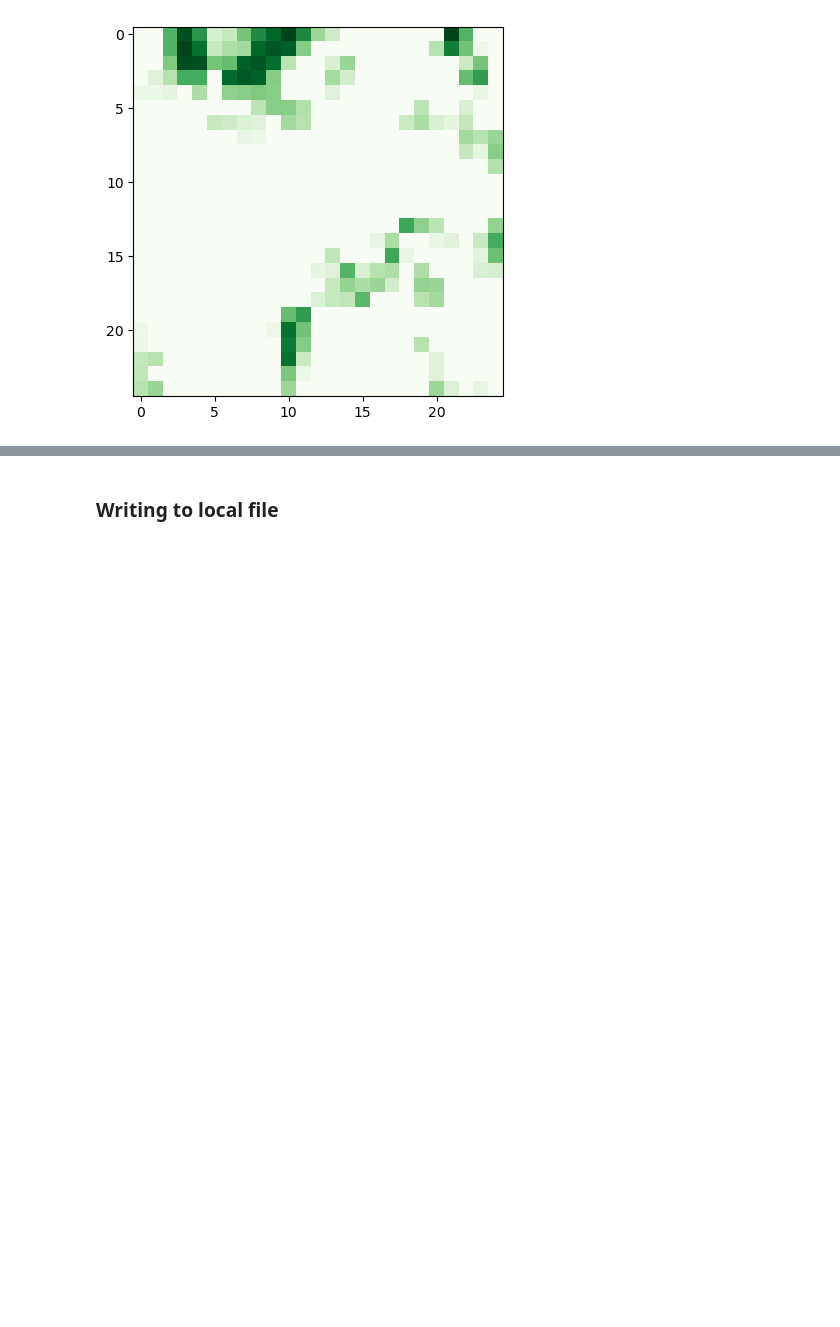
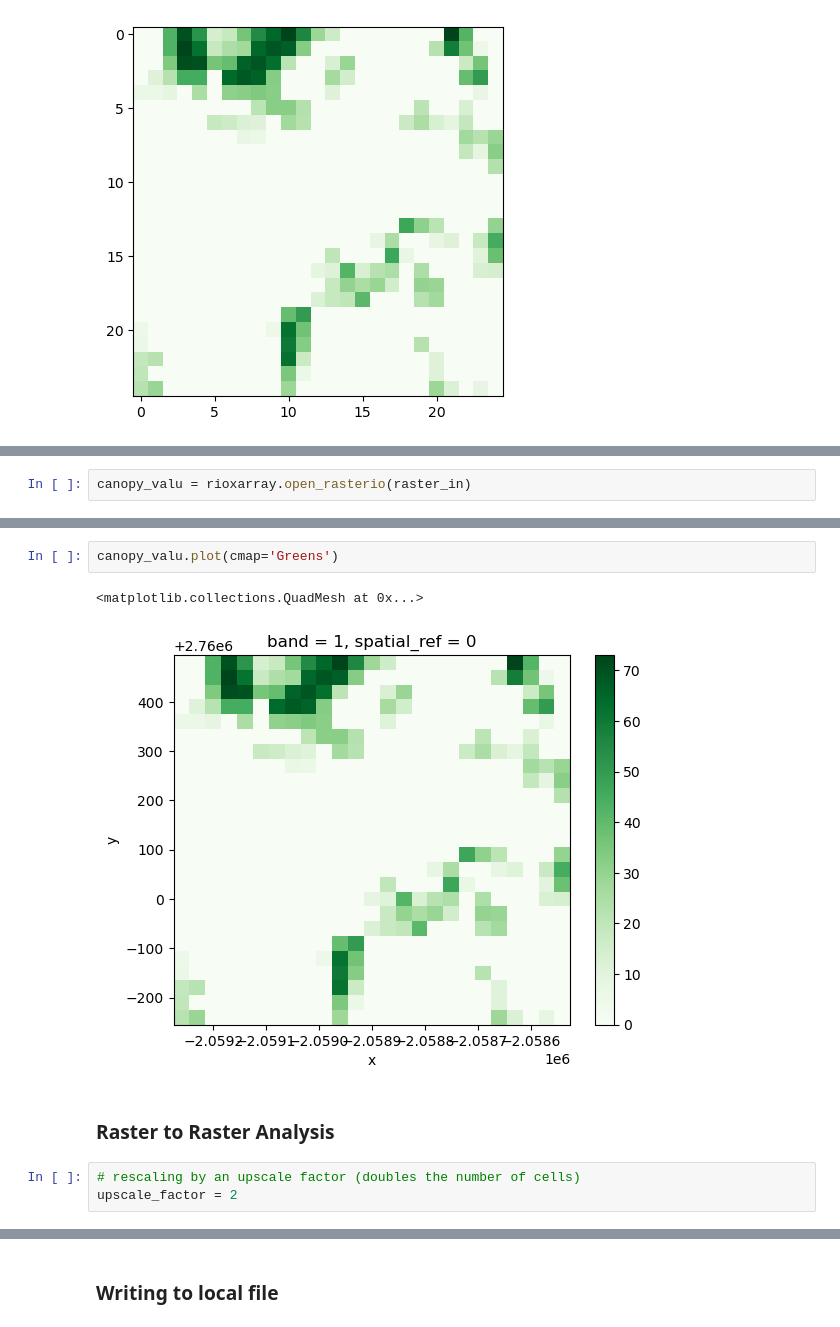
Before and after one commit to USEPA/Python_OpenSource_GIS, a Jupyter notebook: Raster.ipynb, the cells around one changed output, grey strips where cells are left out. Drawn from its saved outputs; the diff is of its cells as text; blank space fills up the shorter version.

```diff
--- a/Raster.ipynb
+++ b/Raster.ipynb
@@ -66,0 +73,2 @@ pyplot.imshow(image, cmap='Greens')
+# %%
+canopy_valu = rioxarray.open_rasterio(raster_in)
@@ -66,0 +93,10 @@ pyplot.imshow(image, cmap='Greens')
+# %%
+canopy_valu.plot(cmap='Greens')
+# %% [output]
+<matplotlib.collections.QuadMesh at 0x...>
+[figure, added]
+# %% [markdown]
+### Raster to Raster Analysis
+# %%
+# rescaling by an upscale factor (doubles the number of cells)
+upscale_factor = 2
```
Also changed, not shown: parts of 35 cells of this notebook.
